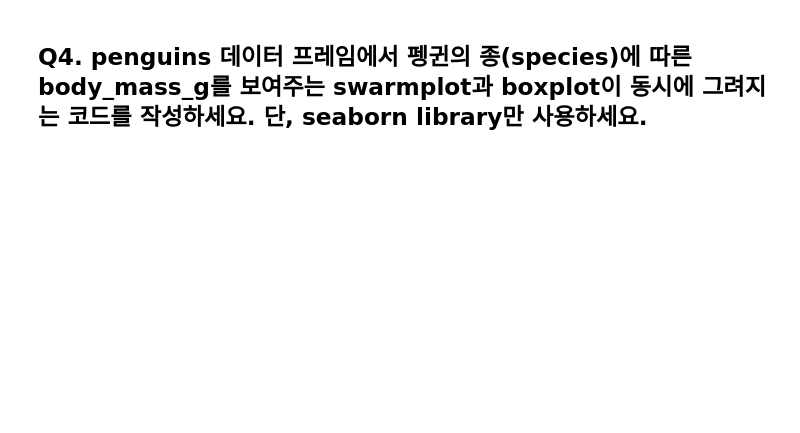
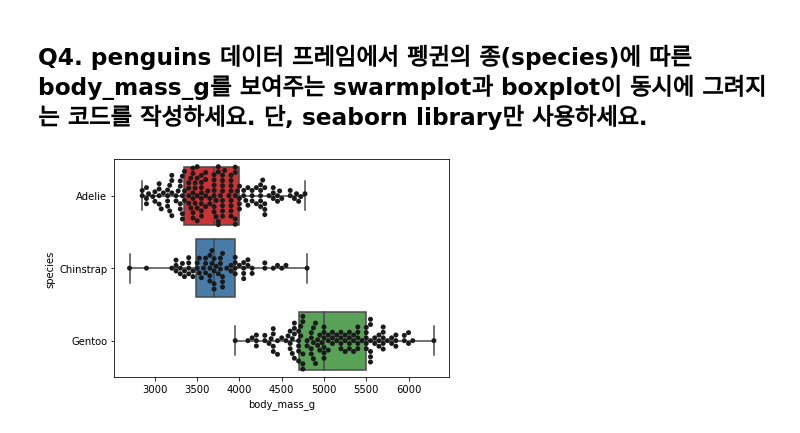
Before and after one commit to SophieShin/CLA3109_class, a Jupyter notebook: week10/homework#6.ipynb, the cells around one changed output. Drawn from its saved outputs; the diff is of its cells as text; code cells hidden in the pictures; blank space fills up the shorter version.

```diff
--- a/week10/homework#6.ipynb
+++ b/week10/homework#6.ipynb
@@ -24,5 +83,7 @@ fig, ax = plt.subplots()
 # %% [markdown]
 ## Q4. penguins 데이터 프레임에서 펭귄의 종(species)에 따른 body_mass_g를 보여주는 swarmplot과 boxplot이 동시에 그려지는 코드를 작성하세요. 단, seaborn library만 사용하세요.
 # %%
-fig, ax = plt.subplots()
-# your code here.
+ax = sns.boxplot(x = df['body_mass_g'], y = df['species'], whis=np.inf,  palette="Set1")
+ax = sns.swarmplot(x = df['body_mass_g'], y = df['species'], color=".1")
+# %% [output]
+[figure, added]
```
Also changed, not shown: parts of 10 cells of this notebook, 1 other file.
